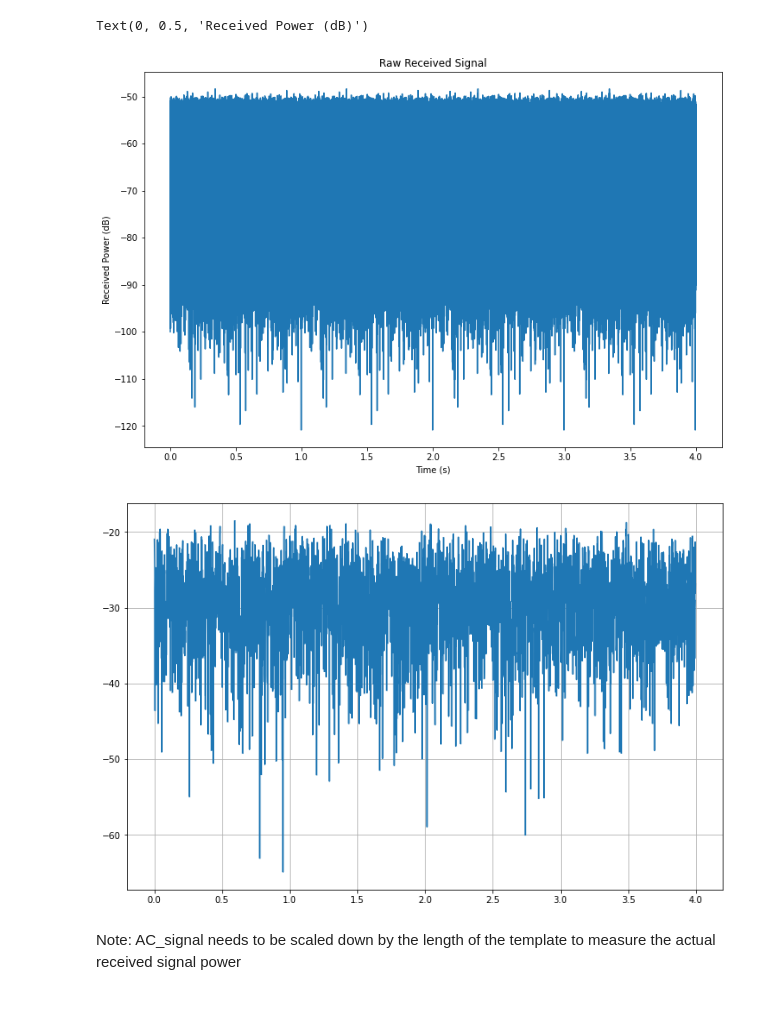
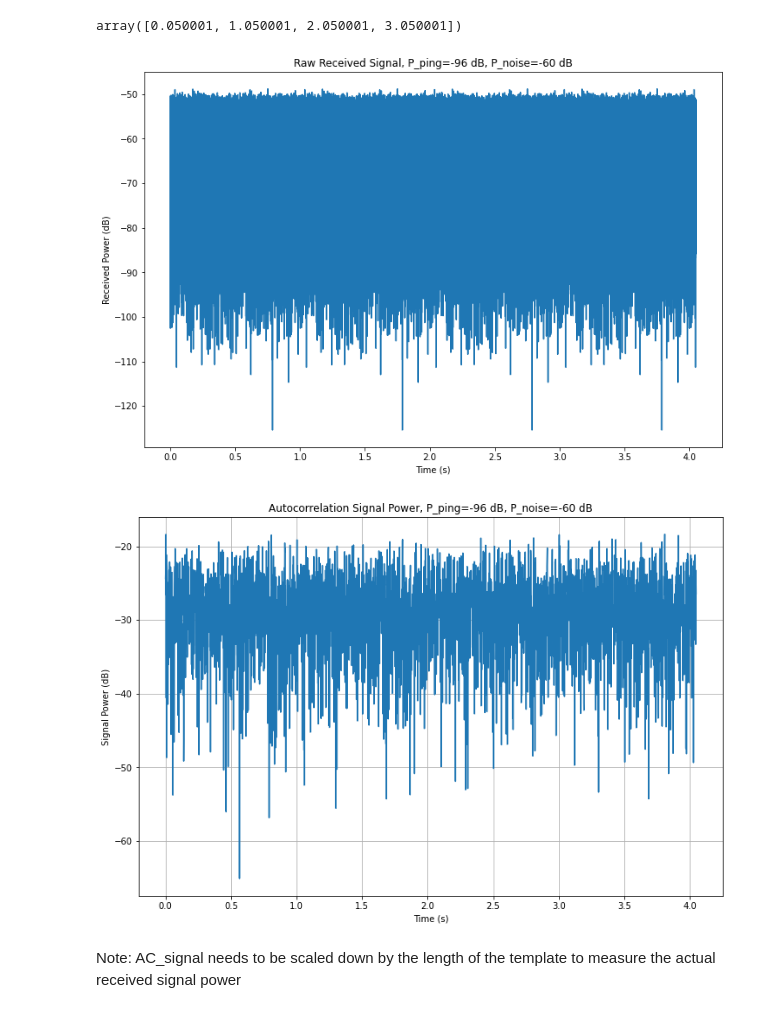
Before and after one commit to UCSD-E4E/rct_signal_characterization, a Jupyter notebook: Autocorrelation Tests.ipynb, the cells around one changed output. Drawn from its saved outputs; the diff is of its cells as text; code cells hidden in the pictures.

Commit message:
Added output and final ping

```diff
--- a/Autocorrelation Tests.ipynb
+++ b/Autocorrelation Tests.ipynb
@@ -2,7 +2,7 @@
 import numpy as np
 import scipy as sp
 import matplotlib.pyplot as plt
-plt.rcParams['figure.figsize'] = [12, 8]
+# plt.rcParams['figure.figsize'] = [12, 8]
 # %%
 # Generated signal parameters
 t_end = 4 # s
@@ -26,20 +26,27 @@ ping_wait_signal = np.random.normal(0, np.sqrt(noise_snr*2.0)/2.0, size=(int((pi
 ping_signal_noise = ping_amplitude * ping_signal + np.random.normal(0, np.sqrt(noise_snr*2.0)/2.0, size=(len(ping_signal), 2)).view(np.complex).reshape(len(ping_signal)) # Generate noise with calculated power
 
 signal = np.array([0.00001])
+golden_ping_idx = []
 for i in range(int(t_end / ping_period)):
     signal = np.append(signal, ping_signal_noise)
+    golden_ping_idx.append(len(signal))
     signal = np.append(signal, ping_wait_signal)
+signal = np.append(signal, ping_signal_noise)
+
+np.array(golden_ping_idx) / f_s
+# %% [output]
+array([0.050001, 1.050001, 2.050001, 3.050001])
 # %%
 signal_magnitude = np.abs(signal)
 signal_power = 20 * np.log10(signal_magnitude)
 t = np.arange(len(signal_power)) / f_s
 plt.plot(t, signal_power)
-plt.title("Raw Received Signal")
+plt.title("Raw Received Signal, P_ping=%d dB, P_noise=%d dB" % (ping_power, noise_power))
 plt.xlabel("Time (s)")
 plt.ylabel("Received Power (dB)")
+plt.savefig("raw_signal.png")
 # %% [output]
-Text(0, 0.5, 'Received Power (dB)')
-[figure, old version]
+[figure, new version]
 # %%
 # autocorrelation parameters
 AC_window_len = 0.001 # s
@@ -57,12 +64,16 @@ for i in range(int((len(signal) - AC_window_len_s) / 1024)):
 # %%
 AC_signal_magnitude = np.abs(AC_signal)
 AC_signal_power = 20 * np.log10(AC_signal_magnitude)
 t = np.arange(len(AC_signal_power)) / AC_f_s
 
 plt.plot(t, AC_signal_power)
+plt.ylabel("Signal Power (dB)")
+plt.xlabel("Time (s)")
+plt.title("Autocorrelation Signal Power, P_ping=%d dB, P_noise=%d dB" % (ping_power, noise_power))
 plt.grid()
+plt.savefig('ac_freq.png')
 # %% [output]
-[figure, old version]
+[figure, new version]
 # %% [markdown]
 Note: AC_signal needs to be scaled down by the length of the template to measure the actual received signal power
 # %%
```
Also changed, not shown: parts of 4 cells of this notebook.
